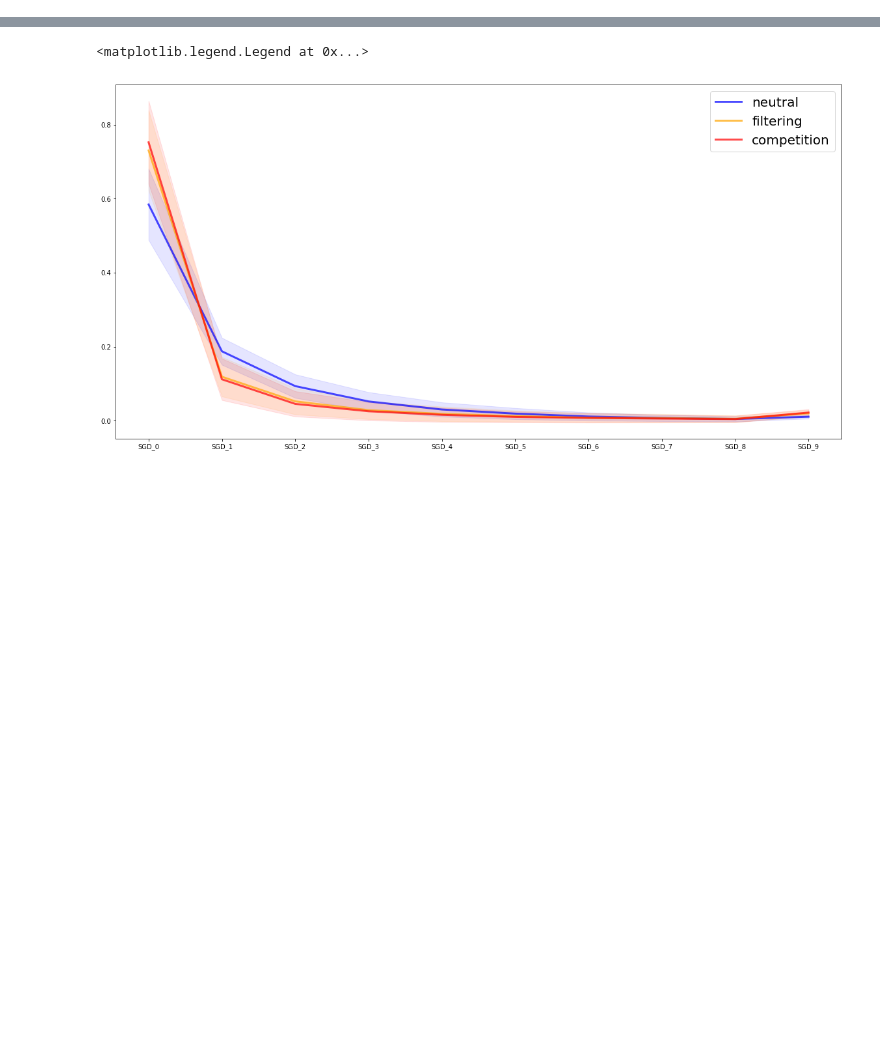
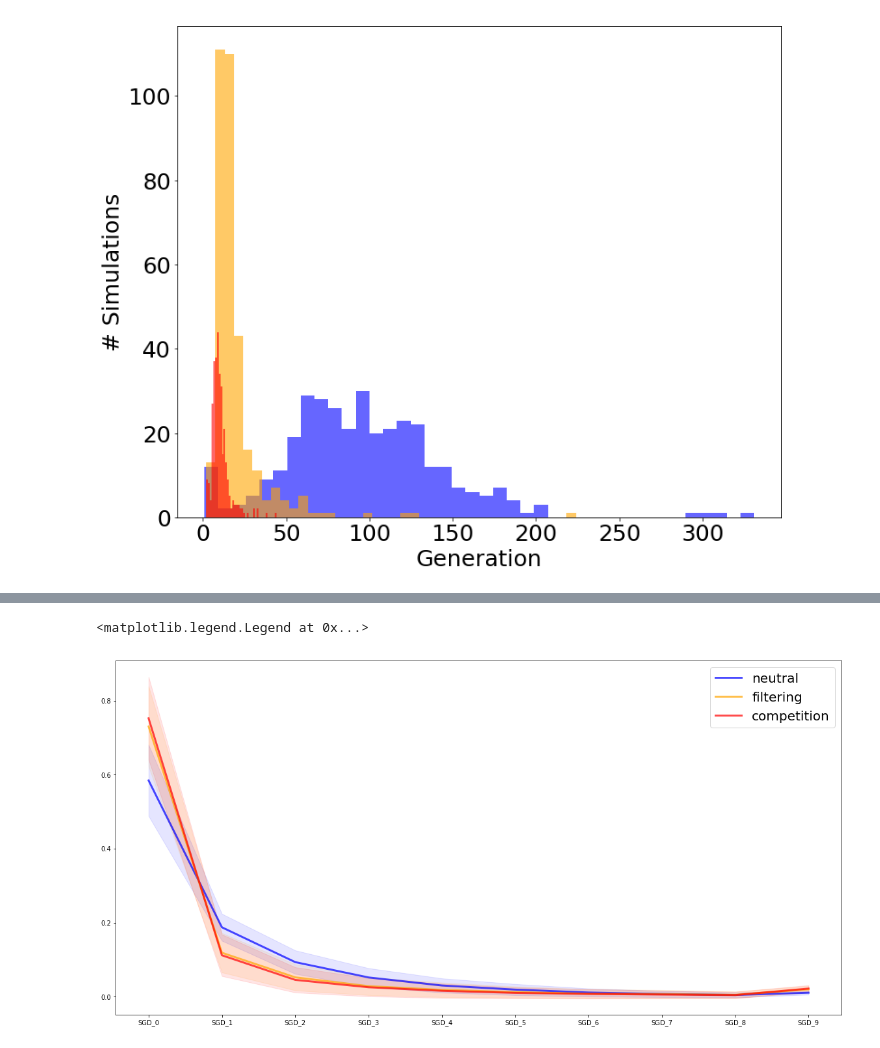
Before and after one commit to messDiv/MESS, a Jupyter notebook: jupyter-notebooks/plotting/NeutralFiltComp-MultiPanel.ipynb, the cells around one changed output, grey strips where cells are left out. Cells and saved outputs as stored; diff of their text form; code cells hidden in the pictures; blank space fills up the shorter version.

```diff
--- a/jupyter-notebooks/plotting/NeutralFiltComp-MultiPanel.ipynb
+++ b/jupyter-notebooks/plotting/NeutralFiltComp-MultiPanel.ipynb
@@ -144,0 +104,7 @@ ax.legend(fontsize=20)
+# %%
+def generation(model):
+    return dfs[model]["generation"]
+
+plot_model_stat(generation, "Generation")
+# %% [output]
+[figure, added]
```
Also changed, not shown: parts of 17 cells of this notebook, 6 other files.
